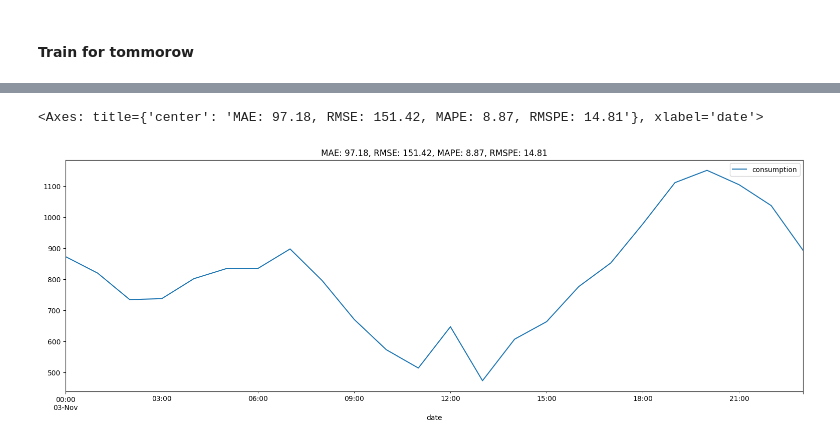
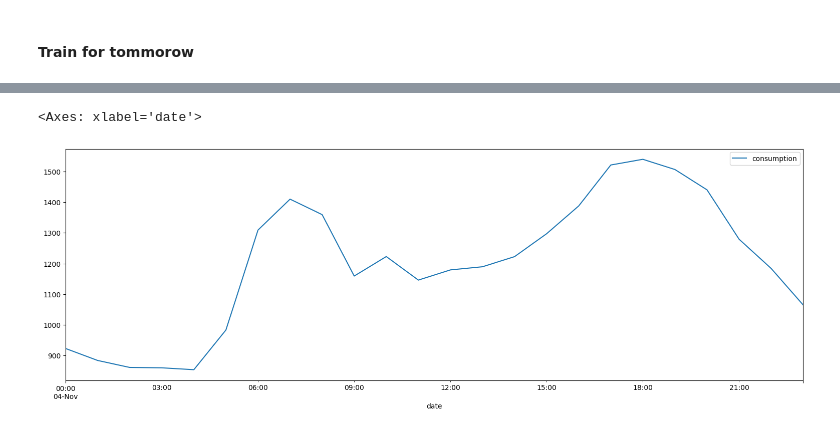
Before and after one commit to smrik/TC-Task1, a Jupyter notebook: GBR.ipynb, the cells around one changed output, grey strips where cells are left out. Drawn from its saved outputs; the diff is of its cells as text; code cells hidden in the pictures.

```diff
--- a/GBR.ipynb
+++ b/GBR.ipynb
@@ -10,11 +10,12 @@ from sklearn.metrics import mean_squared_error # type: ignore
 from sklearn.utils.fixes import parse_version
 from sklearn.inspection import permutation_importance
 # %%
-df = pd.read_csv('datasets/dataset_PS_4.csv')
+df = pd.read_csv('datasets/dataset_PS.csv')
 df = df.astype({'date': 'datetime64[ns]'})
 # df.drop(columns=['irradiation', 'cloudiness', 'holiday', 'precipitation'], inplace=True)
-df['shifted_consumption_168'] = df['consumption'].shift(168)
-df['shifted_consumption_48'] = df['consumption'].shift(48)
+df['shift_1y'] = df['consumption'].shift(24*365-2)
+df['shift_1w'] = df['consumption'].shift(24*7)
+df['shift_2d'] = df['consumption'].shift(24*2)
 df['hour'] = df['date'].dt.hour
 df['weekDay'] = df['date'].dt.weekday
 
@@ -251,10 +263,6 @@ from sklearn.ensemble import GradientBoostingRegressor # type: ignore
 from sklearn.metrics import mean_absolute_percentage_error # type: ignore
 
 df_hourly = df.copy()
-df_hourly['shifted_consumption_168'] = df_hourly['consumption'].shift(168)
-df_hourly['shifted_consumption_48'] = df_hourly['consumption'].shift(48)
-df_hourly['hour'] = df_hourly.index.hour
-df_hourly['weekDay'] = df_hourly.index.weekday
 # %%
 df_hourly.tail()
 # %% [output]
@@ -268,6 +276,6 @@ df_hourly.tail()
 # %%
 # train_data in entire dataset
-cutoff_date = '2024-11-03 00:00:00'
+cutoff_date = '2024-11-04 00:00:00'
 train_data = df_hourly[df_hourly.index < cutoff_date].dropna(how='any')
 test_data = df_hourly[df_hourly.index >= cutoff_date]
 # %%
@@ -327,20 +319,20 @@ Name: consumption, Length: 23898, dtype: float64
 # %%
-X_train = train_data[['shifted_consumption_168','hour','weekDay','shifted_consumption_48', 'holiday', 'volumes']]
-X_test = test_data[['shifted_consumption_168','hour','weekDay','shifted_consumption_48', 'holiday', 'volumes']]
+X_train = train_data[['shift_1w','hour','weekDay','shift_2d', 'holiday', 'volumes', 'price', 'shift_1y']]
+X_test = test_data[['shift_1w','hour','weekDay','shift_2d', 'holiday', 'volumes', 'price', 'shift_1y']]
 y_train = train_data['consumption']
 y_test = test_data['consumption']
 
 from sklearn.ensemble import HistGradientBoostingRegressor
 
-# reg = HistGradientBoostingRegressor(random_state=0,
-# 									learning_rate=0.1,
-# 									loss='squared_error',
-# 									max_iter=5000)
+reg = HistGradientBoostingRegressor(random_state=0,
+									learning_rate=0.1,
+									loss='squared_error',
+									max_iter=5000)
 
-reg = GradientBoostingRegressor(random_state=0,
-								learning_rate=0.1,
-								n_estimators=500,
-								max_depth=10,
-								min_samples_split=10)
+# reg = GradientBoostingRegressor(random_state=0,
+# 								learning_rate=0.1,
+# 								n_estimators=500,
+# 								max_depth=10,
+# 								min_samples_split=10)
 reg.fit(X_train, y_train)
 # %% [output]
@@ -369,10 +360,10 @@ date
 Name: consumption, dtype: float64
 # %%
 # y_test.index = date['date']
-forecast.plot(title=plt_title,figsize=(19, 6),legend=True)
+forecast.plot(figsize=(19, 6),legend=True)
 # ax = y_test.plot(title=plt_title,figsize=(19, 6), legend=True, x=date['date'])
 # add date to plot as x axis
 # %% [output]
-<Axes: title={'center': 'MAE: 97.18, RMSE: 151.42, MAPE: 8.87, RMSPE: 14.81'}, xlabel='date'>
+<Axes: xlabel='date'>
-[figure, old version]
+[figure, new version]
 # %%
```
Also changed, not shown: parts of 17 cells of this notebook, 12 other files.
